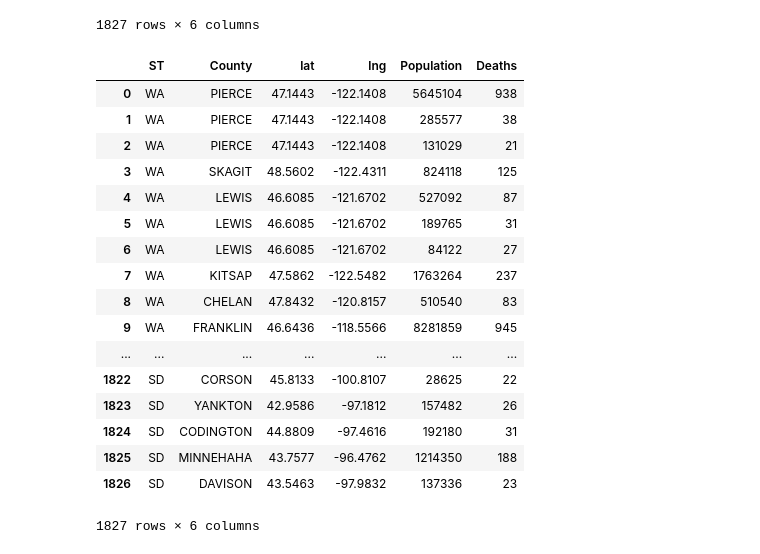
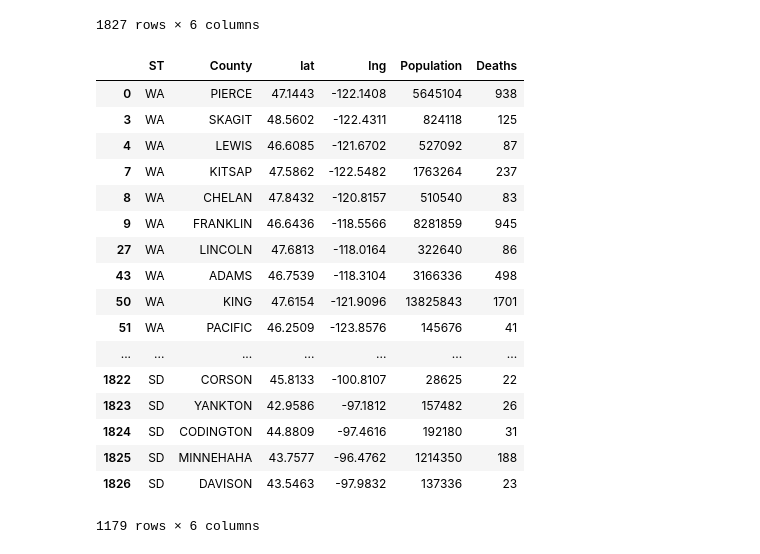
Before and after one commit to kyrikaralis/GroupProject1, a Jupyter notebook: Final Suicide Data.ipynb, the cells around one changed output. Cells and saved outputs as stored; diff of their text form; code cells hidden in the pictures.

```diff
--- a/Final Suicide Data.ipynb
+++ b/Final Suicide Data.ipynb
@@ -627,26 +627,26 @@ total_suicide_data
 1827 rows × 6 columns
 # %%
 total_suicide_data = total_suicide_data.dropna()
-total_suicide_data
+total_suicide_data.drop_duplicates(subset=['ST','County'])
 # %% [output]
 |  | ST | County | lat | lng | Population | Deaths |
 | 0 | WA | PIERCE | 47.1443 | -122.1408 | 5645104 | 938 |
-| 1 | WA | PIERCE | 47.1443 | -122.1408 | 285577 | 38 |
-| 2 | WA | PIERCE | 47.1443 | -122.1408 | 131029 | 21 |
 | 3 | WA | SKAGIT | 48.5602 | -122.4311 | 824118 | 125 |
 | 4 | WA | LEWIS | 46.6085 | -121.6702 | 527092 | 87 |
-| 5 | WA | LEWIS | 46.6085 | -121.6702 | 189765 | 31 |
-| 6 | WA | LEWIS | 46.6085 | -121.6702 | 84122 | 27 |
 | 7 | WA | KITSAP | 47.5862 | -122.5482 | 1763264 | 237 |
 | 8 | WA | CHELAN | 47.8432 | -120.8157 | 510540 | 83 |
 | 9 | WA | FRANKLIN | 46.6436 | -118.5566 | 8281859 | 945 |
+| 27 | WA | LINCOLN | 47.6813 | -118.0164 | 322640 | 86 |
+| 43 | WA | ADAMS | 46.7539 | -118.3104 | 3166336 | 498 |
+| 50 | WA | KING | 47.6154 | -121.9096 | 13825843 | 1701 |
+| 51 | WA | PACIFIC | 46.2509 | -123.8576 | 145676 | 41 |
 | ... | ... | ... | ... | ... | ... | ... |
 | 1822 | SD | CORSON | 45.8133 | -100.8107 | 28625 | 22 |
 | 1823 | SD | YANKTON | 42.9586 | -97.1812 | 157482 | 26 |
 | 1824 | SD | CODINGTON | 44.8809 | -97.4616 | 192180 | 31 |
 | 1825 | SD | MINNEHAHA | 43.7577 | -96.4762 | 1214350 | 188 |
 | 1826 | SD | DAVISON | 43.5463 | -97.9832 | 137336 | 23 |
-1827 rows × 6 columns
+1179 rows × 6 columns
 # %%
 geocode = 'https://maps.googleapis.com/maps/api/geocode/json?address=maricopa&key={AIzaSyA1vMvoXyunLg2h2-lTrNbB7GRWbOhz6B8}'
 # %%
```
Also changed, not shown: parts of 1 cell of this notebook.
